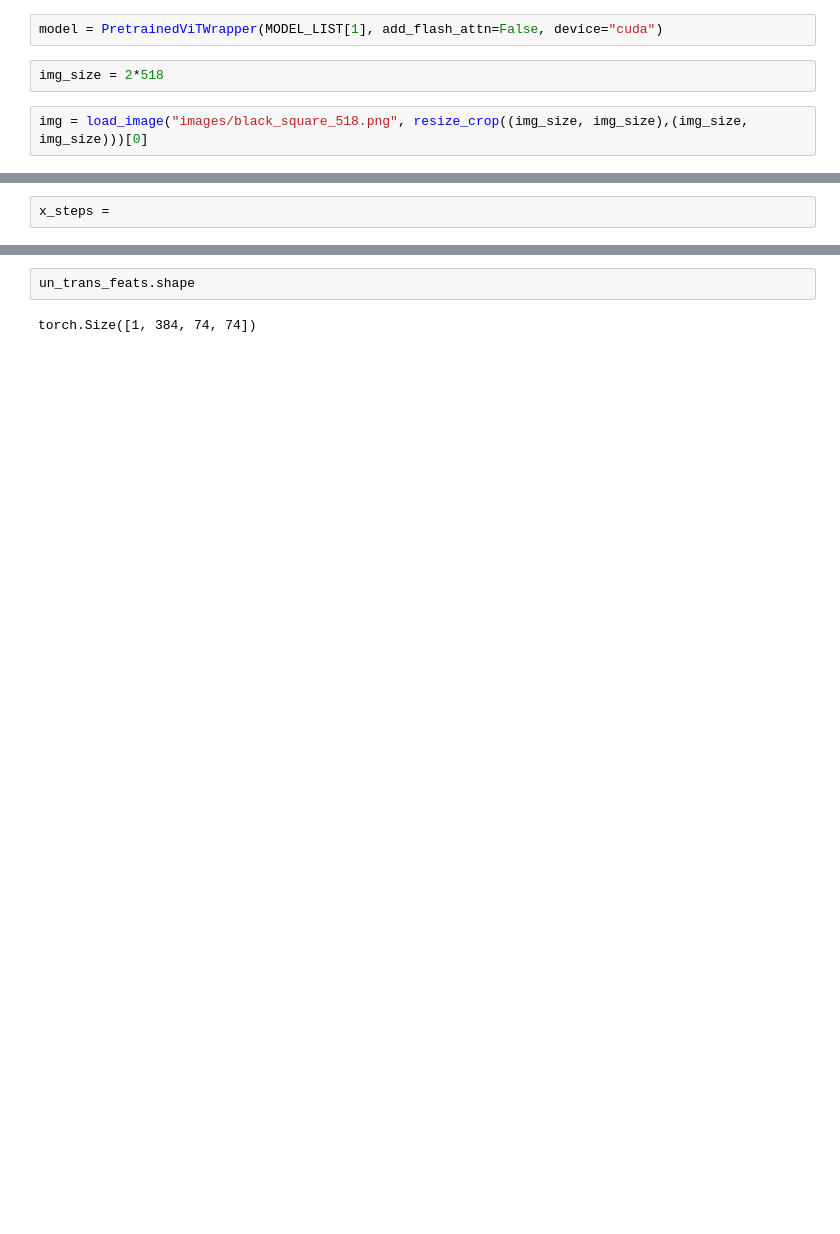
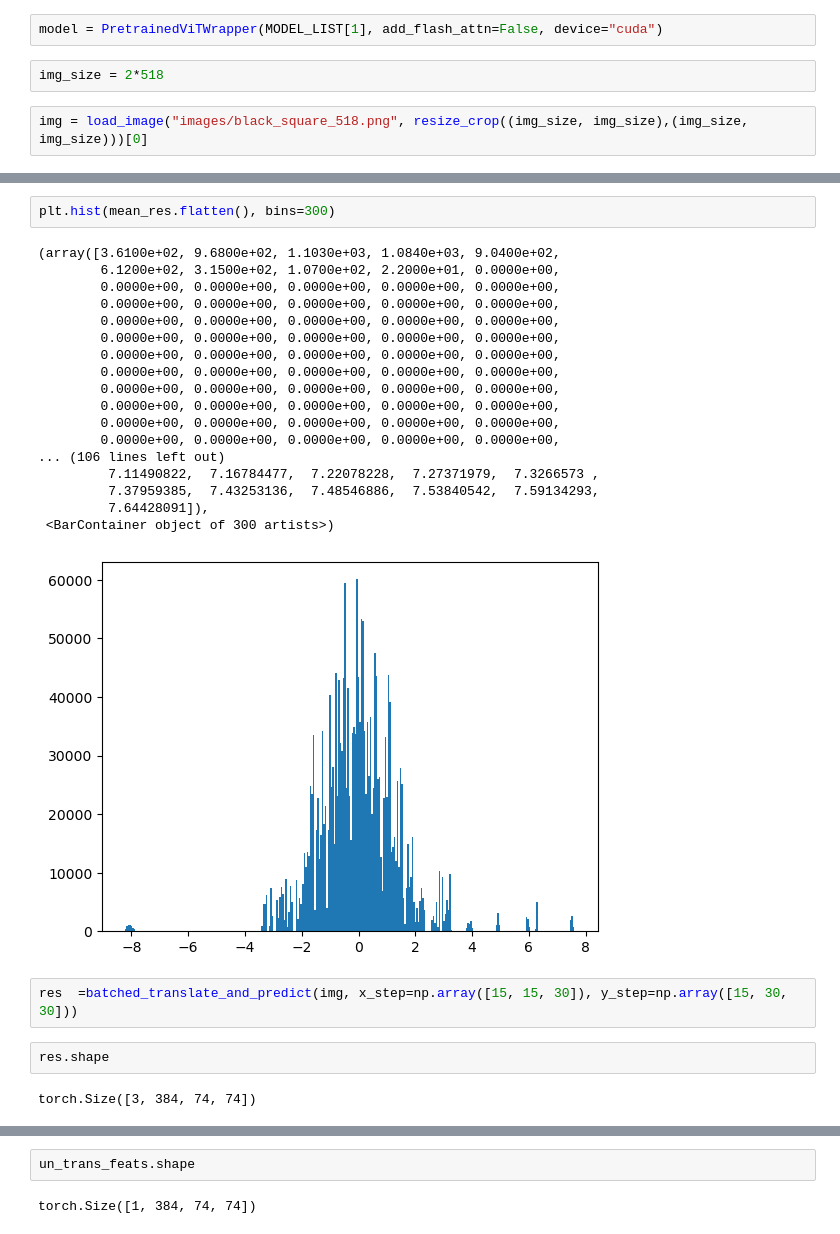
Before and after one commit to tldr-group/dino-saw, a Jupyter notebook: testing_dinov2/translation.ipynb, the cells around one changed output, grey strips where cells are left out. Cells and saved outputs as stored; diff of their text form; blank space fills up the shorter version.

```diff
--- a/testing_dinov2/translation.ipynb
+++ b/testing_dinov2/translation.ipynb
@@ -136,2 +245,27 @@ plt.imshow(do_2D_pca(mean_res.squeeze(), post_norm="minmax"))
+# %%
+plt.hist(mean_res.flatten(), bins=300)
+# %% [output]
+(array([3.6100e+02, 9.6800e+02, 1.1030e+03, 1.0840e+03, 9.0400e+02,
+        6.1200e+02, 3.1500e+02, 1.0700e+02, 2.2000e+01, 0.0000e+00,
+        0.0000e+00, 0.0000e+00, 0.0000e+00, 0.0000e+00, 0.0000e+00,
+        0.0000e+00, 0.0000e+00, 0.0000e+00, 0.0000e+00, 0.0000e+00,
+        0.0000e+00, 0.0000e+00, 0.0000e+00, 0.0000e+00, 0.0000e+00,
+        0.0000e+00, 0.0000e+00, 0.0000e+00, 0.0000e+00, 0.0000e+00,
+        0.0000e+00, 0.0000e+00, 0.0000e+00, 0.0000e+00, 0.0000e+00,
+        0.0000e+00, 0.0000e+00, 0.0000e+00, 0.0000e+00, 0.0000e+00,
+        0.0000e+00, 0.0000e+00, 0.0000e+00, 0.0000e+00, 0.0000e+00,
+        0.0000e+00, 0.0000e+00, 0.0000e+00, 0.0000e+00, 0.0000e+00,
+        0.0000e+00, 0.0000e+00, 0.0000e+00, 0.0000e+00, 0.0000e+00,
+        0.0000e+00, 0.0000e+00, 0.0000e+00, 0.0000e+00, 0.0000e+00,
+... (106 lines left out)
+         7.11490822,  7.16784477,  7.22078228,  7.27371979,  7.3266573 ,
+         7.37959385,  7.43253136,  7.48546886,  7.53840542,  7.59134293,
+         7.64428091]),
+ <BarContainer object of 300 artists>)
+[figure, added]
 # %%
-x_steps =
+res  =batched_translate_and_predict(img, x_step=np.array([15, 15, 30]), y_step=np.array([15, 30, 30]))
+# %%
+res.shape
+# %% [output]
+torch.Size([3, 384, 74, 74])
```
Also changed, not shown: parts of 13 cells of this notebook.
